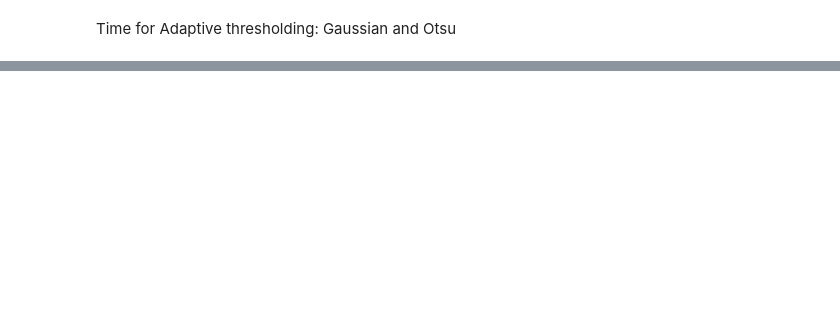
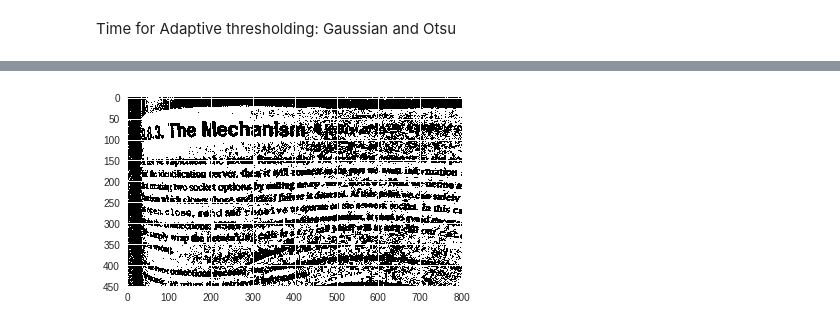
Before and after one commit to saranshkarira/Computer-Vision-Playground, a Jupyter notebook: cv2_playground.ipynb, the cells around one changed output, grey strips where cells are left out. Cells and saved outputs as stored; diff of their text form; code cells hidden in the pictures; blank space fills up the shorter version.

```diff
--- a/cv2_playground.ipynb
+++ b/cv2_playground.ipynb
@@ -304,0 +302,7 @@ datalab
+# %%
+gaus = cv2.adaptiveThreshold(graybefore, 255,cv2.ADAPTIVE_THRESH_GAUSSIAN_C,cv2.THRESH_BINARY_INV, 155 ,1)
+gaus = 255 - gaus
+imshow(gaus)
+show()
+# %% [output]
+[figure, added]
```
Also changed, not shown: parts of 7 cells of this notebook.
